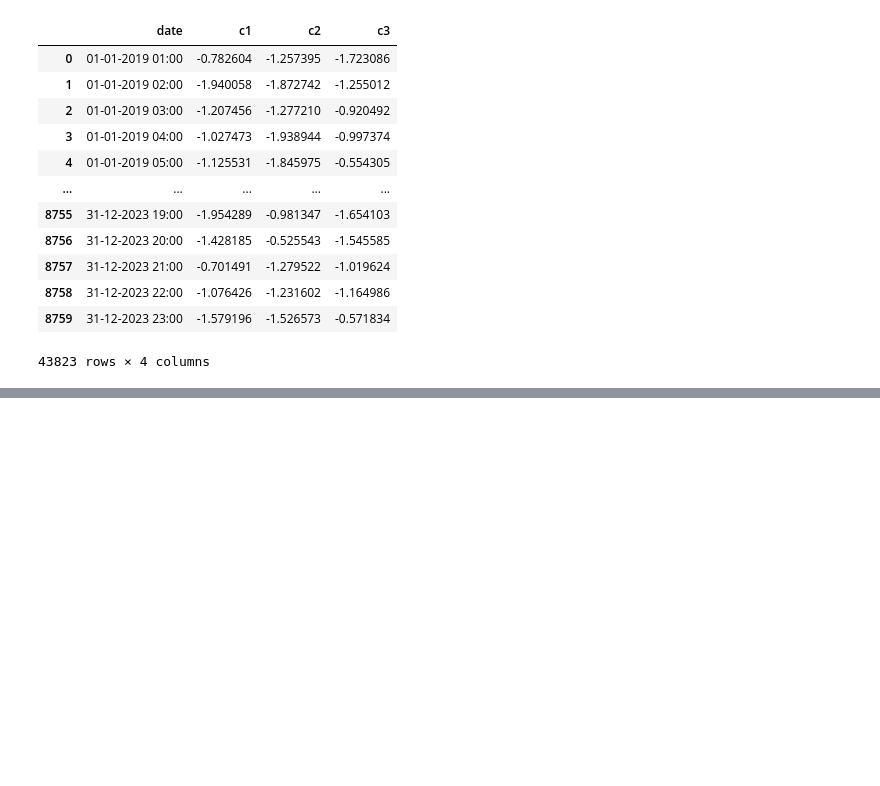
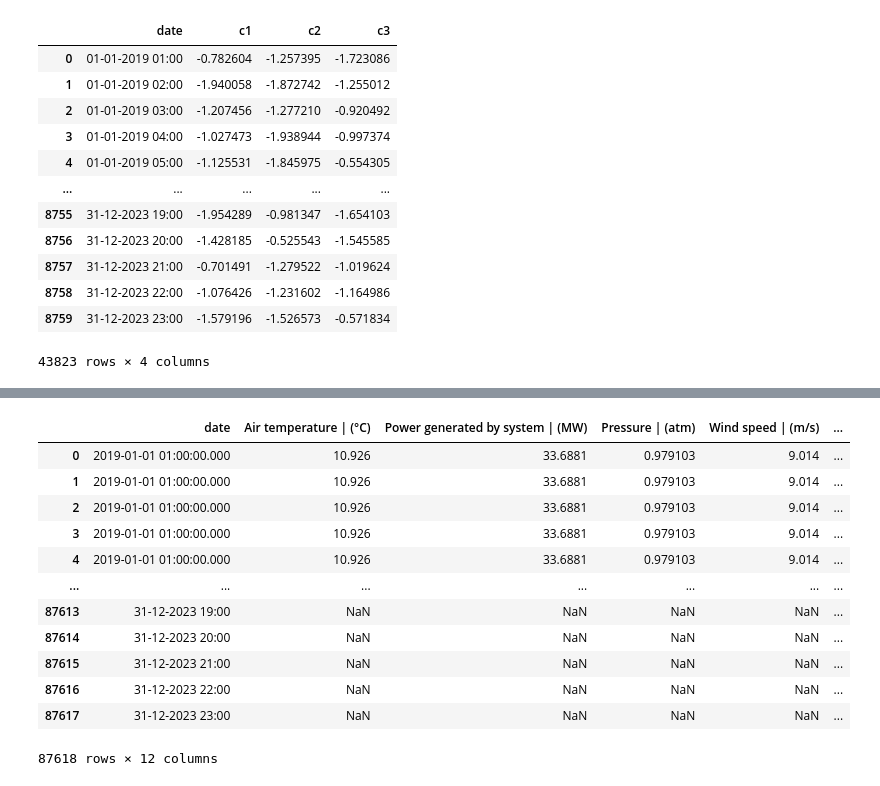
Before and after one commit to rishikesh-revandikar/Team6_sustainability_and_environment, a Jupyter notebook: HACK_3.ipynb, the cells around one changed output, grey strips where cells are left out. Drawn from its saved outputs; the diff is of its cells as text; code cells hidden in the pictures; blank space fills up the shorter version.

Commit message:
Fix:Minor changes in merged df

```diff
--- a/HACK_3.ipynb
+++ b/HACK_3.ipynb
@@ -154,0 +239,20 @@ consumtion_df
+# %%
+# prompt: merge df , price_df
+
+merged_df = pd.merge(df, price_df, on='date')
+
+merged_df
+# %% [output]
+|  | date | Air temperature | (°C) | Power generated by system | (MW) | Pressure | (atm) | Wind speed | (m/s) | ... |
+| 0 | 2019-01-01 01:00:00.000 | 10.926 | 33.6881 | 0.979103 | 9.014 | ... |
+| 1 | 2019-01-01 01:00:00.000 | 10.926 | 33.6881 | 0.979103 | 9.014 | ... |
+| 2 | 2019-01-01 01:00:00.000 | 10.926 | 33.6881 | 0.979103 | 9.014 | ... |
+| 3 | 2019-01-01 01:00:00.000 | 10.926 | 33.6881 | 0.979103 | 9.014 | ... |
+| 4 | 2019-01-01 01:00:00.000 | 10.926 | 33.6881 | 0.979103 | 9.014 | ... |
+| ... | ... | ... | ... | ... | ... | ... |
+| 87613 | 31-12-2023 19:00 | NaN | NaN | NaN | NaN | ... |
+| 87614 | 31-12-2023 20:00 | NaN | NaN | NaN | NaN | ... |
+| 87615 | 31-12-2023 21:00 | NaN | NaN | NaN | NaN | ... |
+| 87616 | 31-12-2023 22:00 | NaN | NaN | NaN | NaN | ... |
+| 87617 | 31-12-2023 23:00 | NaN | NaN | NaN | NaN | ... |
+87618 rows × 12 columns
```
Also changed, not shown: parts of 8 cells of this notebook.
